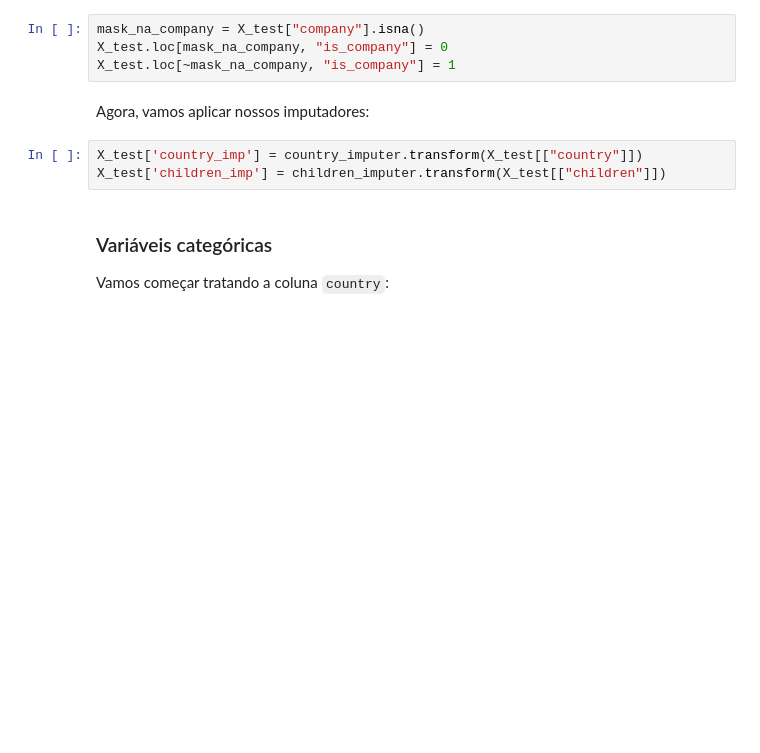
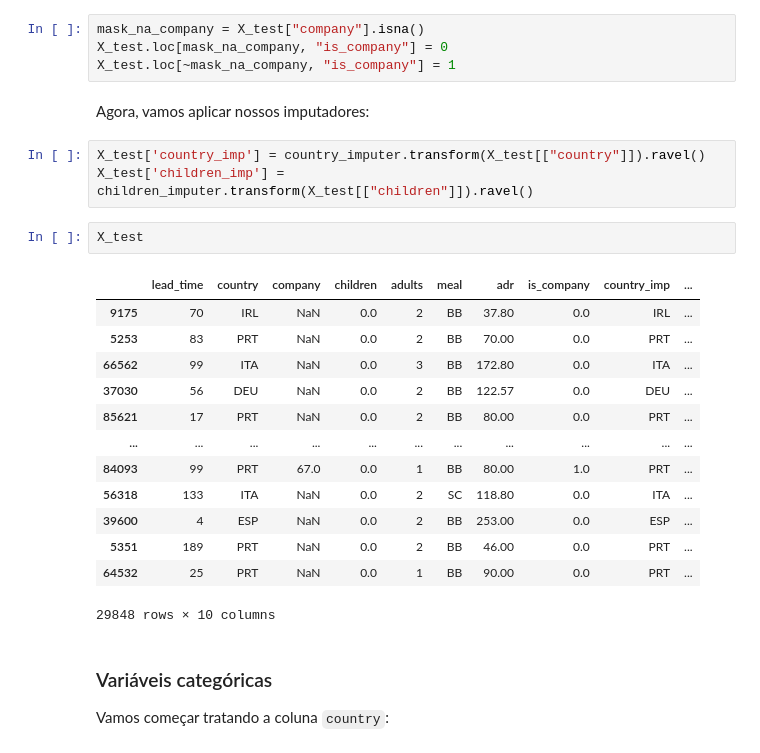
Before and after one commit to sadguilherme/99_PT_JAN2023, a Jupyter notebook: aulas/20230504 ML Workflow.ipynb, the cells around one changed output. Cells and saved outputs as stored; diff of their text form; blank space fills up the shorter version.

```diff
--- a/aulas/20230504 ML Workflow.ipynb
+++ b/aulas/20230504 ML Workflow.ipynb
@@ -497,8 +797,24 @@ X_test.loc[~mask_na_company, "is_company"] = 1
 # %% [markdown]
 Agora, vamos aplicar nossos imputadores:
 # %%
-X_test['country_imp'] = country_imputer.transform(X_test[["country"]])
-X_test['children_imp'] = children_imputer.transform(X_test[["children"]])
+X_test['country_imp'] = country_imputer.transform(X_test[["country"]]).ravel()
+X_test['children_imp'] = children_imputer.transform(X_test[["children"]]).ravel()
+# %%
+X_test
+# %% [output]
+|  | lead_time | country | company | children | adults | meal | adr | is_company | country_imp | ... |
+| 9175 | 70 | IRL | NaN | 0.0 | 2 | BB | 37.80 | 0.0 | IRL | ... |
+| 5253 | 83 | PRT | NaN | 0.0 | 2 | BB | 70.00 | 0.0 | PRT | ... |
+| 66562 | 99 | ITA | NaN | 0.0 | 3 | BB | 172.80 | 0.0 | ITA | ... |
+| 37030 | 56 | DEU | NaN | 0.0 | 2 | BB | 122.57 | 0.0 | DEU | ... |
+| 85621 | 17 | PRT | NaN | 0.0 | 2 | BB | 80.00 | 0.0 | PRT | ... |
+| ... | ... | ... | ... | ... | ... | ... | ... | ... | ... | ... |
+| 84093 | 99 | PRT | 67.0 | 0.0 | 1 | BB | 80.00 | 1.0 | PRT | ... |
+| 56318 | 133 | ITA | NaN | 0.0 | 2 | SC | 118.80 | 0.0 | ITA | ... |
+| 39600 | 4 | ESP | NaN | 0.0 | 2 | BB | 253.00 | 0.0 | ESP | ... |
+| 5351 | 189 | PRT | NaN | 0.0 | 2 | BB | 46.00 | 0.0 | PRT | ... |
+| 64532 | 25 | PRT | NaN | 0.0 | 1 | BB | 90.00 | 0.0 | PRT | ... |
+29848 rows × 10 columns
 # %% [markdown]
 ### Variáveis categóricas
 
```
Also changed, not shown: parts of 42 cells of this notebook.
